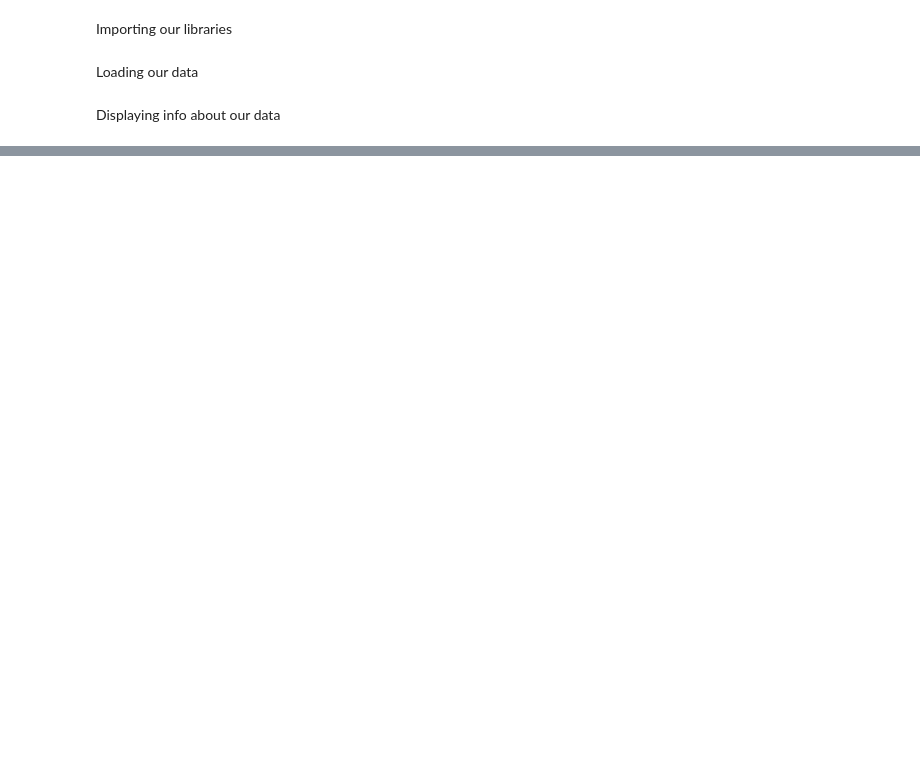
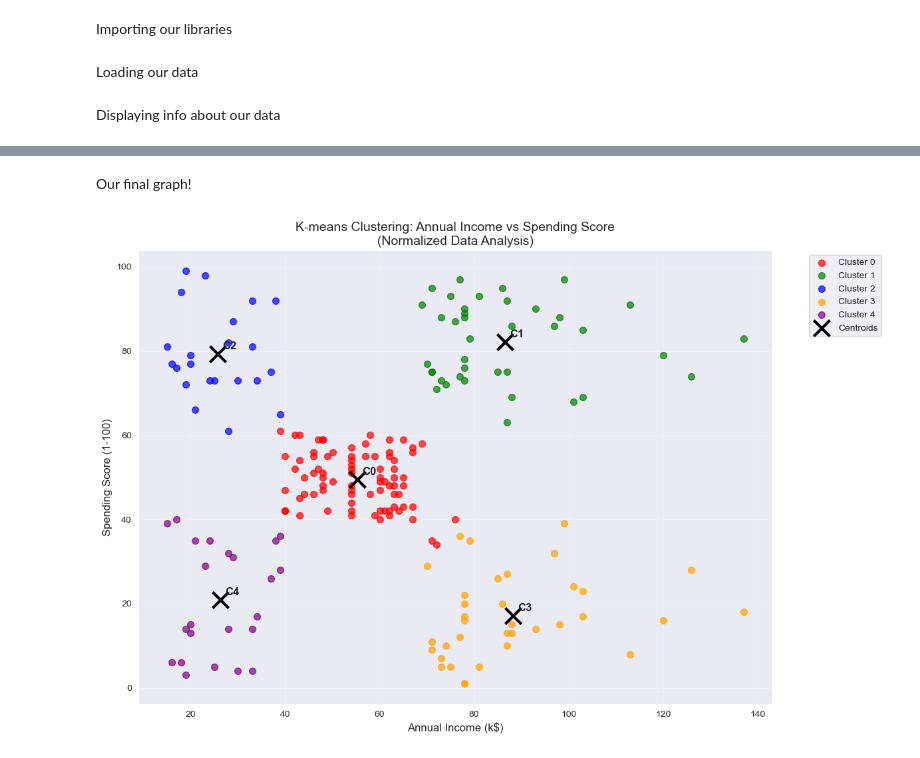
Before and after one commit to CedricBaaklini/Machine-Learning-Project, a Jupyter notebook: Project 1/Kmeans.ipynb, the cells around one changed output, grey strips where cells are left out. Saved outputs shown, nothing was run; the diff lists cells and outputs as text; code cells hidden in the pictures; blank space fills up the shorter version.

```diff
--- a/Project 1/Kmeans.ipynb
+++ b/Project 1/Kmeans.ipynb
@@ -103,0 +311,26 @@ It is time to create our K-Means graph!
+# %% [markdown]
+Our final graph!
+# %%
+plt.figure(figsize = (12, 8))
+
+colors = ['red', 'green', 'blue', 'orange', 'purple']
+
+for i in range(optimal_k):
+    cluster_data = df[df['Cluster'] == i]
+    plt.scatter(cluster_data['Annual Income (k$)'], cluster_data['Spending Score (1-100)'], c = colors[i], label = f'Cluster {i}', alpha = 0.7, s = 50)
+
+centers_original = scaler.inverse_transform(centers_normalized)
+plt.scatter(centers_original[:, 0], centers_original[:, 1], c = 'black', marker = 'x', s = 300, linewidths = 3, label = 'Centroids')
+
+for i, (x, y) in enumerate(centers_original):
+    plt.annotate(f'C{i}', (x, y), xytext = (5, 5), textcoords = 'offset points', fontweight = 'bold', fontsize = 12)
+
+plt.xlabel('Annual Income (k$)', fontsize = 12)
+plt.ylabel('Spending Score (1-100)', fontsize = 12)
+plt.title('K-means Clustering: Annual Income vs Spending Score\n(Normalized Data Analysis)', fontsize = 14)
+plt.legend(bbox_to_anchor = (1.05, 1), loc = 'upper left')
+plt.grid(True, alpha = 0.3)
+plt.tight_layout()
+plt.show()
+# %% [output]
+[figure, added]
```
Also changed, not shown: parts of 23 cells of this notebook, 1 other file.
